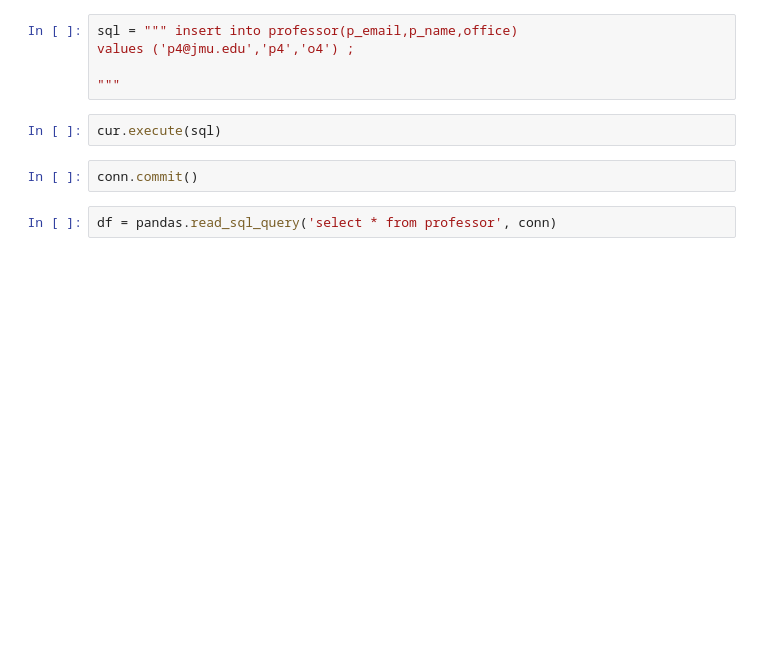
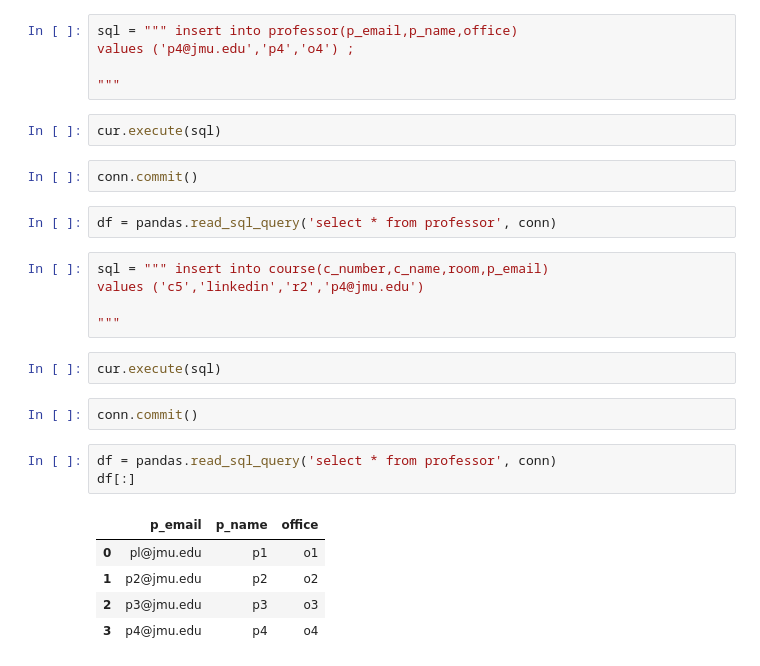
Before and after one commit to 25dshelton/IA340, a Jupyter notebook: lab4.ipynb, the cells around one changed output. Saved outputs shown, nothing was run; the diff lists cells and outputs as text; blank space fills up the shorter version.

```diff
--- a/lab4.ipynb
+++ b/lab4.ipynb
@@ -94,3 +94,21 @@ cur.execute(sql)
 conn.commit()
 # %%
 df = pandas.read_sql_query('select * from professor', conn)
+# %%
+sql = """ insert into course(c_number,c_name,room,p_email)
+values ('c5','linkedin','r2','p4@jmu.edu')
+
+"""
+# %%
+cur.execute(sql)
+# %%
+conn.commit()
+# %%
+df = pandas.read_sql_query('select * from professor', conn)
+df[:]
+# %% [output]
+|  | p_email | p_name | office |
+| 0 | pl@jmu.edu | p1 | o1 |
+| 1 | p2@jmu.edu | p2 | o2 |
+| 2 | p3@jmu.edu | p3 | o3 |
+| 3 | p4@jmu.edu | p4 | o4 |
```
